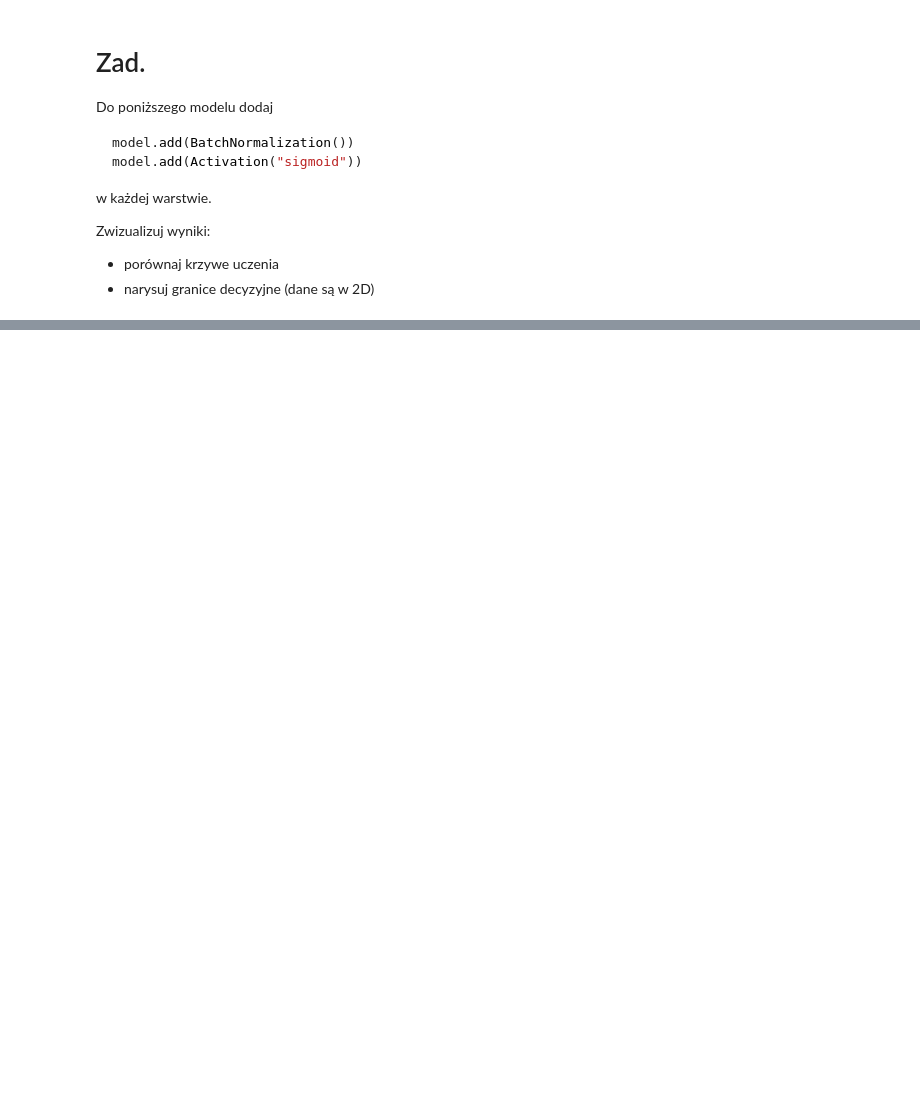
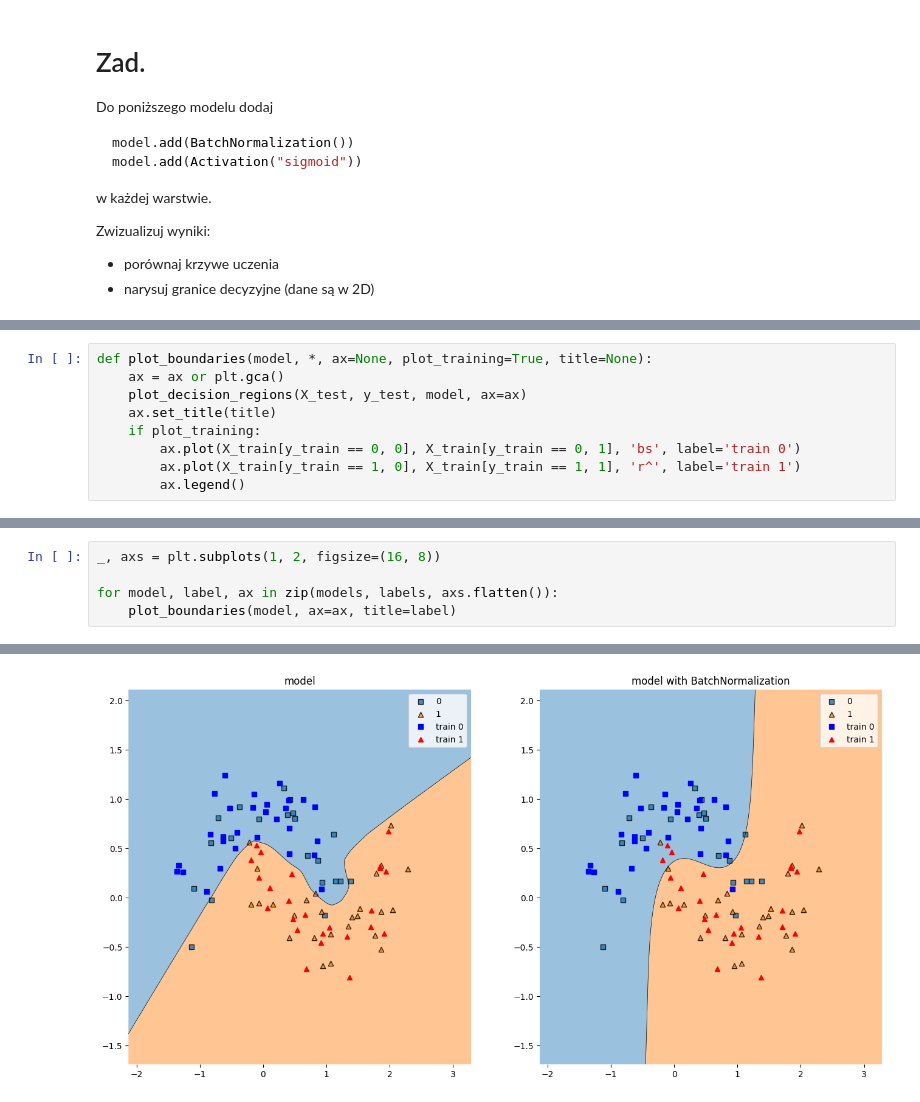
Before and after one commit to KrystianJachna/AI, a Jupyter notebook: cw11/AD_Z11_C_BatchNormalization.ipynb, the cells around one changed output, grey strips where cells are left out. Drawn from its saved outputs; the diff is of its cells as text; blank space fills up the shorter version.

```diff
--- a/cw11/AD_Z11_C_BatchNormalization.ipynb
+++ b/cw11/AD_Z11_C_BatchNormalization.ipynb
@@ -248,0 +264,9 @@ from mlxtend.plotting import plot_decision_regions
+# %%
+def plot_boundaries(model, *, ax=None, plot_training=True, title=None):
+    ax = ax or plt.gca()
+    plot_decision_regions(X_test, y_test, model, ax=ax)
+    ax.set_title(title)
+    if plot_training:
+        ax.plot(X_train[y_train == 0, 0], X_train[y_train == 0, 1], 'bs', label='train 0')
+        ax.plot(X_train[y_train == 1, 0], X_train[y_train == 1, 1], 'r^', label='train 1')
+        ax.legend()
@@ -248,0 +280,6 @@ from mlxtend.plotting import plot_decision_regions
+# %%
+_, axs = plt.subplots(1, 2, figsize=(16, 8))
+
+for model, label, ax in zip(models, labels, axs.flatten()):
+    plot_boundaries(model, ax=ax, title=label)
+# %% [output]
@@ -248,0 +288 @@ from mlxtend.plotting import plot_decision_regions
+[figure, added]
```
Also changed, not shown: parts of 15 cells of this notebook.
